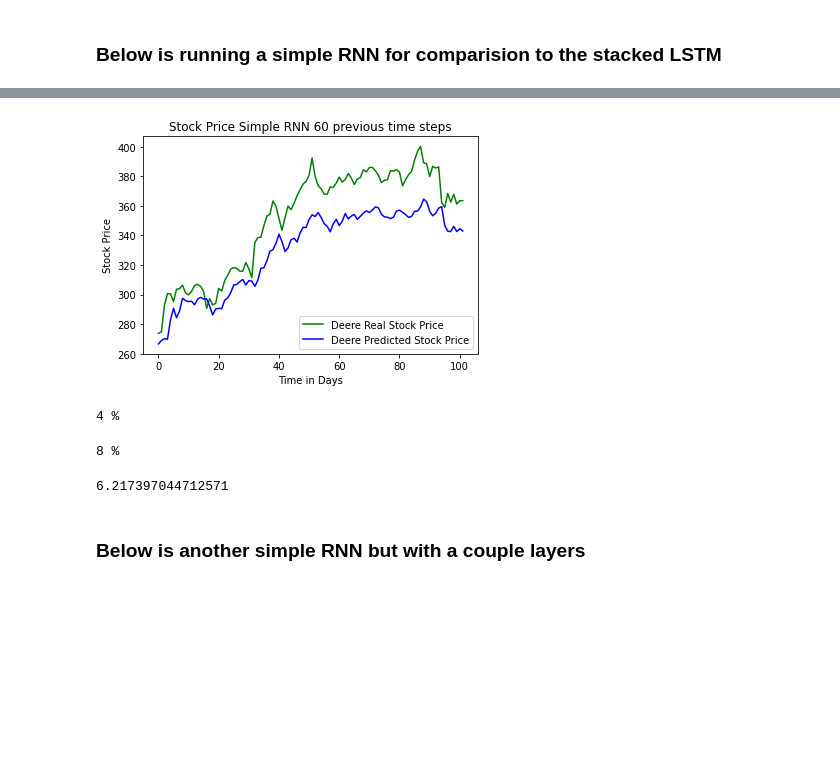
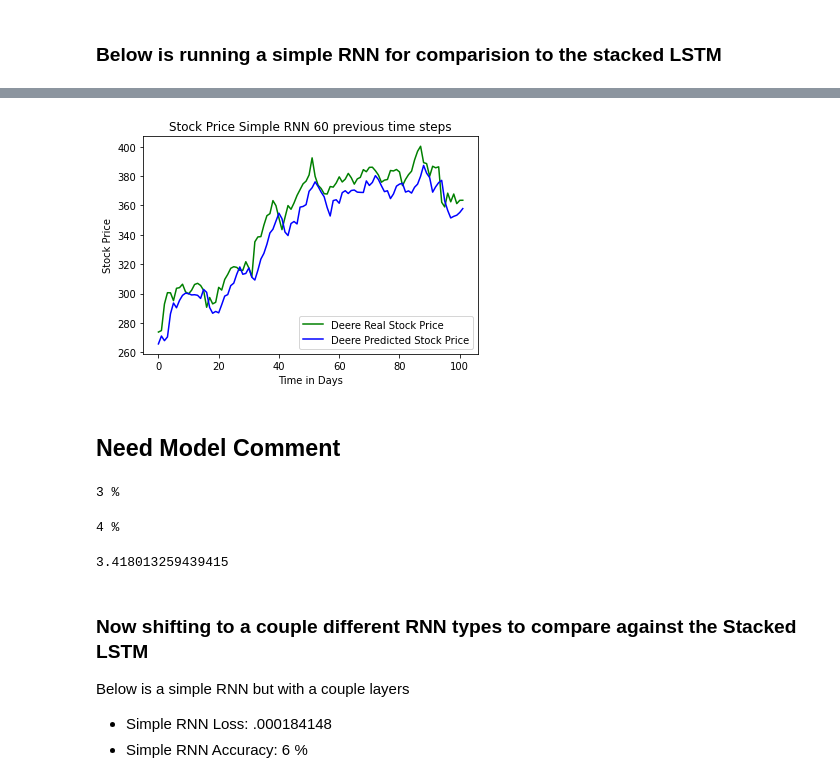
Before and after one commit to ap12798/Applied_Deep_Learning, a Jupyter notebook: Project_1.ipynb, the cells around one changed output, grey strips where cells are left out. Saved outputs shown, nothing was run; the diff lists cells and outputs as text; code cells hidden in the pictures; blank space fills up the shorter version.

```diff
--- a/Project_1.ipynb
+++ b/Project_1.ipynb
@@ -383,6 +383,7 @@ c = [abs(i-j)/i*100 for i,j in zip(predicted_stock_price_stacked_LSTM_90, test_s
 # %%
 model_RNN = Sequential()
 model_RNN.add(SimpleRNN(32))
+model_RNN.add(Dropout(dropout))
 model_RNN.add(Dense(1))
 # %%
 model_RNN.compile(optimizer = optimizer, loss = loss)
@@ -409,32 +410,39 @@ Epoch 16/16
 <keras.callbacks.History at 0x...>
 # %%
-predicted_stock_price = model.predict(X_test)
-predicted_stock_price = sc.inverse_transform(predicted_stock_price) # going back from normalizing
+predicted_stock_price_RNN = model_RNN.predict(X_test)
+predicted_stock_price_RNN = sc.inverse_transform(predicted_stock_price_RNN) # going back from normalizing
 # %%
 plt.plot(test_set, color = 'green', label = 'Deere Real Stock Price')
-plt.plot(predicted_stock_price, color = 'blue', label = 'Deere Predicted Stock Price')
+plt.plot(predicted_stock_price_RNN, color = 'blue', label = 'Deere Predicted Stock Price')
 plt.title('Stock Price Simple RNN 60 previous time steps')
 plt.xlabel('Time in Days')
 plt.ylabel('Stock Price')
 plt.legend()
 plt.show()
 # %% [output]
-[figure, old version]
+[figure, new version]
+# %% [markdown]
+## Need Model Comment
 # %%
-print(percent_error(predicted_stock_price[20],test_set[20]), "%")
+print(percent_error(predicted_stock_price_RNN[20],test_set[20]), "%")
 # %% [output]
-4 %
+3 %
 # %%
-print(percent_error(predicted_stock_price[50],test_set[50]), "%")
+print(percent_error(predicted_stock_price_RNN[50],test_set[50]), "%")
 # %% [output]
-8 %
+4 %
 # %%
-c = [abs(i-j)/i*100 for i,j in zip(predicted_stock_price,test_set)]
+c = [abs(i-j)/i*100 for i,j in zip(predicted_stock_price_RNN,test_set)]
 (sum(c)/len(c))[0]
 # %% [output]
-6.217397044712571
+3.418013259439415
 # %% [markdown]
-### Below is another simple RNN but with a couple layers
+### Now shifting to a couple different RNN types to compare against the Stacked LSTM
+Below is a simple RNN but with a couple layers
+
+
+*   Simple RNN Loss: .000184148
+*   Simple RNN Accuracy: 6 %
 # %%
 model_rnn_layer = Sequential()
 model_rnn_layer.add(SimpleRNN(32, return_sequences=True))
```
Also changed, not shown: parts of 28 cells of this notebook.
